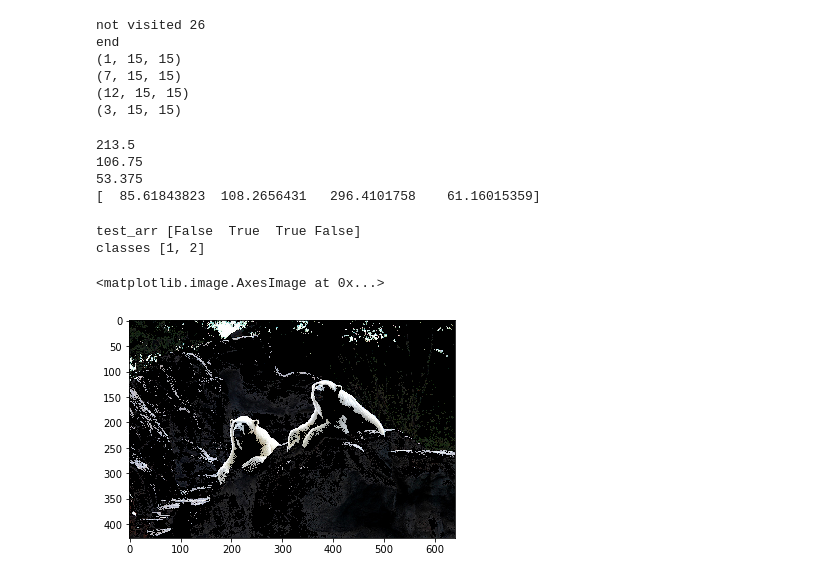
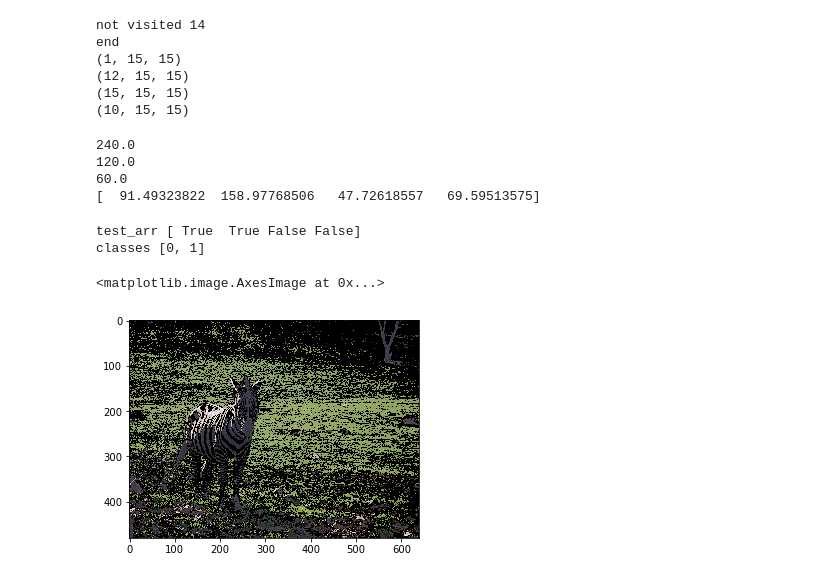
Before and after one commit to MartFire/Saliency-map-segmentation, a Jupyter notebook: Salient Region Detection and Segmentation.ipynb, the cells around one changed output. Saved outputs shown, nothing was run; the diff lists cells and outputs as text; code cells hidden in the pictures.

```diff
--- a/Salient Region Detection and Segmentation.ipynb
+++ b/Salient Region Detection and Segmentation.ipynb
@@ -89,16 +89,17 @@ class Hill_climbing:
         print('not visited',len(self.not_visited))
 
         while len(self.not_visited) != 0:
+            #print(len(self.not_visited))
             while curr_bin.is_peak == False:
                 curr_bin = self.uphill_move(curr_bin)
             if curr_bin.pos not in self.peaks_pos:
                 self.peaks_pos.append(curr_bin.pos)
-
-            new_ind = np.random.randint(0,len(self.not_visited),1)[0]
-            hist_ind = self.not_visited[new_ind]
-            self.not_visited.remove(hist_ind)
-            curr_bin.pos = hist_ind
-            curr_bin.is_peak = False
+            if len(self.not_visited) != 0:
+                new_ind = np.random.randint(0,len(self.not_visited),1)[0]
+                hist_ind = self.not_visited[new_ind]
+                self.not_visited.remove(hist_ind)
+                curr_bin.pos = hist_ind
+                curr_bin.is_peak = False
         print('end')
         for l in range(len(self.peaks_pos)):
             print(self.peaks_pos[l])
@@ -177,7 +178,7 @@ def segmented_image(image, V , threshold, region_idxes):
                 segmented_image[i,j,:] = image[i,j,:]
     return segmented_image
 # %%
-image = cv2.imread("img/COCO_COCO_train2014_000000001737.jpg")
+image = cv2.imread("img/COCO_COCO_train2014_000000010327.jpg")
 im = cv2.cvtColor(image,cv2.COLOR_BGR2LAB)
 %matplotlib inline
 plt.pyplot.imshow(cv2.cvtColor(image,cv2.COLOR_BGR2RGB))
@@ -194,28 +195,28 @@ hist = cv2.calcHist([im],[0,1,2],None,[n_bins,n_bins,n_bins],[0,100,-128,127,-12
 hill_climb = Hill_climbing(hist, n_bins)
 k = hill_climb.find_peaks()
 # %% [output]
-not visited 26
+not visited 14
 end
 (1, 15, 15)
-(7, 15, 15)
 (12, 15, 15)
-(3, 15, 15)
+(15, 15, 15)
+(10, 15, 15)
 # %%
 V, region_idxes = saliency_means_per_region(im, k)
 print(V)
 # %% [output]
-213.5
-106.75
-53.375
-[  85.61843823  108.2656431   296.4101758    61.16015359]
+240.0
+120.0
+60.0
+[  91.49323822  158.97768506   47.72618557   69.59513575]
 # %%
 threshold = np.median(V)
 #threshold =
-seg_image = segmented_image(image, V, threshold , region_idxes)
+seg_image = segmented_image(image, V, 70 , region_idxes)
 seg_image = cv2.cvtColor(seg_image, cv2.COLOR_RGB2BGR)
 plt.pyplot.imshow(seg_image)
 # %% [output]
-test_arr [False  True  True False]
-classes [1, 2]
+test_arr [ True  True False False]
+classes [0, 1]
 <matplotlib.image.AxesImage at 0x...>
-[figure, old version]
+[figure, new version]
```
Also changed, not shown: parts of 1 cell of this notebook.
